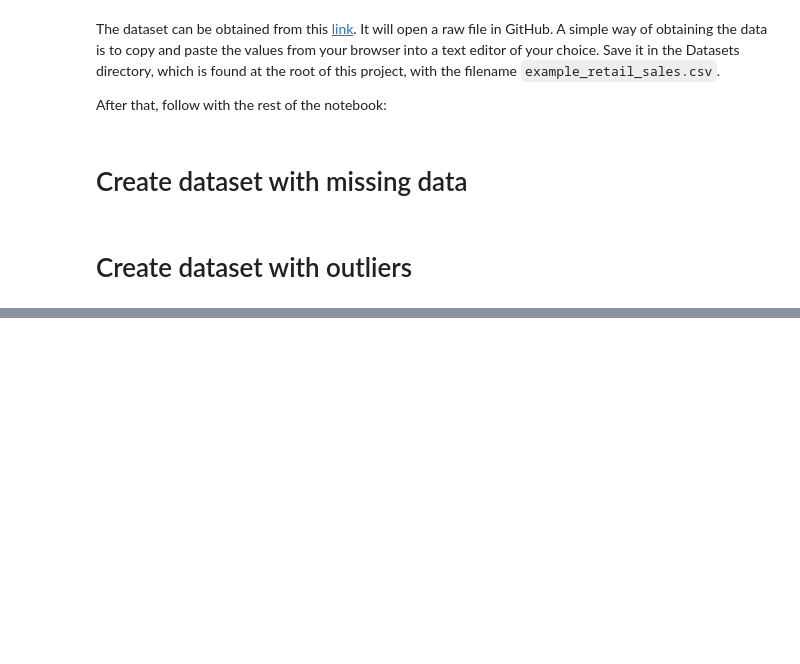
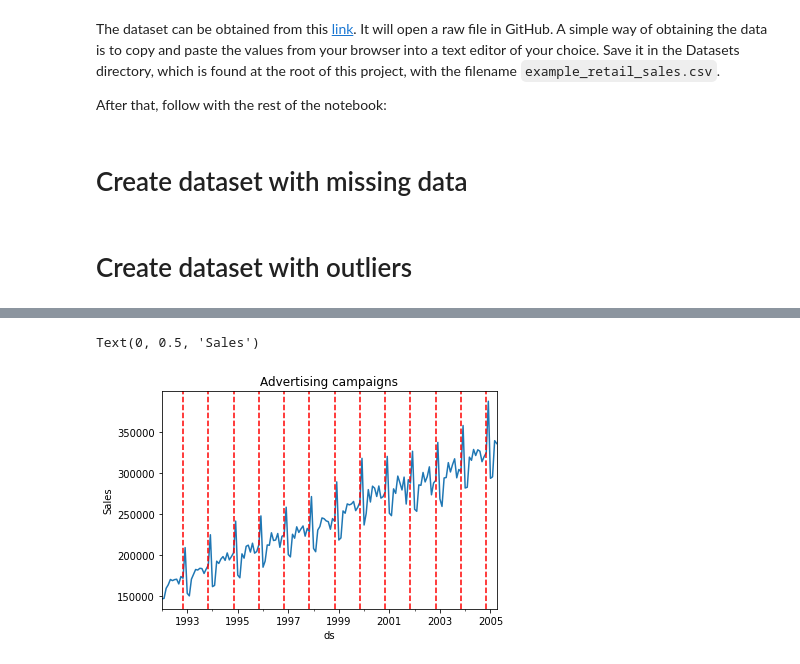
Before and after one commit to trainindata/feature-engineering-for-time-series-forecasting, a Jupyter notebook: 01-Create-Datasets/01-create-retail-datasets.ipynb, the cells around one changed output, grey strips where cells are left out. Cells and saved outputs as stored; diff of their text form; code cells hidden in the pictures; blank space fills up the shorter version.

```diff
--- a/01-Create-Datasets/01-create-retail-datasets.ipynb
+++ b/01-Create-Datasets/01-create-retail-datasets.ipynb
@@ -44,0 +77,11 @@ df_with_outliers.to_csv('../Datasets/example_retail_sales_with_outliers.csv')
+# %%
+df['y'].plot()
+
+for xc in df['campaign'].dropna().index:
+    plt.axvline(x=xc, color='r', linestyle='--')
+
+plt.title('Advertising campaigns')
+plt.ylabel('Sales')
+# %% [output]
+Text(0, 0.5, 'Sales')
+[figure, added]
```
Also changed, not shown: parts of 7 cells of this notebook.
